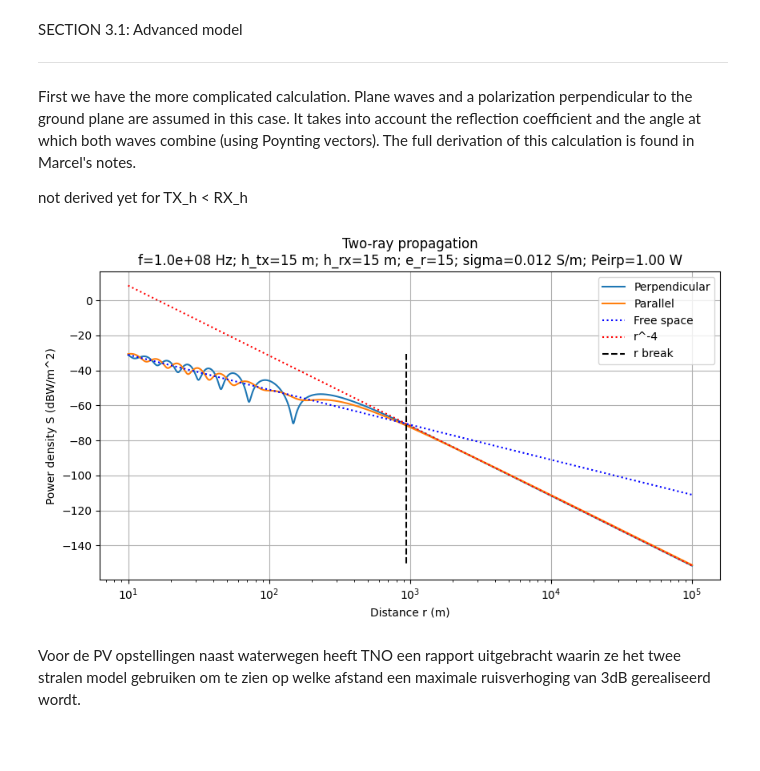
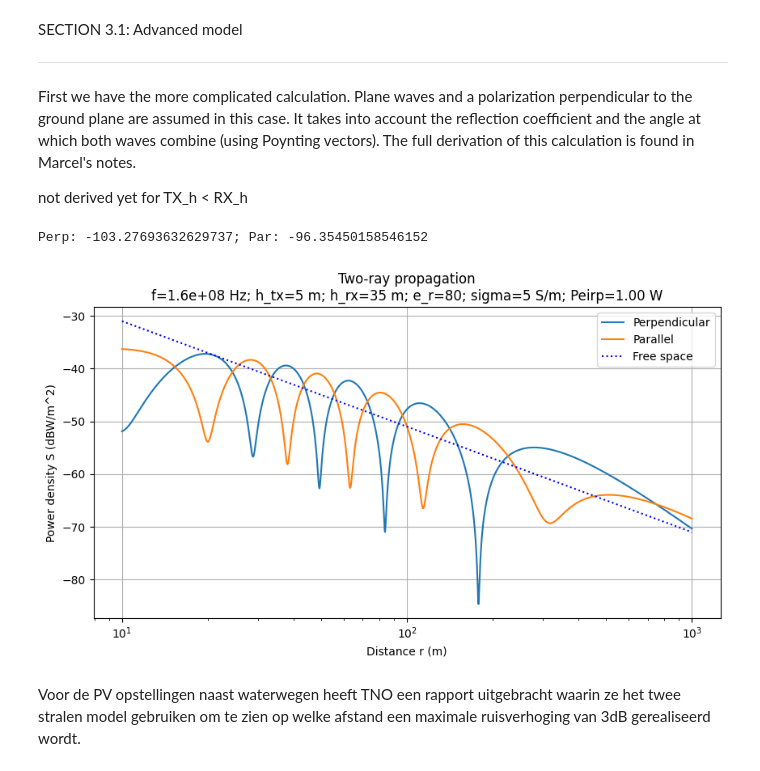
Before and after one commit to ramlec1/Two_ray_propagation, a Jupyter notebook: Two_ray_propagation.ipynb, the cells around one changed output. Cells and saved outputs as stored; diff of their text form; code cells hidden in the pictures; blank space fills up the shorter version.

```diff
--- a/Two_ray_propagation.ipynb
+++ b/Two_ray_propagation.ipynb
@@ -35,13 +41,13 @@ Z0      = 376.730313412                   # [Ohm] impedence vaccum
 c       = 299792458                       # [m/s] speed of light
 
 # initial conditions SI units
-TX_h    = 15                             # [m] tranmitter height
-RX_h    = 15                              # [m] receiver height
-d_list  = np.geomspace(10, 100000, 2001)     # [m] horizontal seperation distance tx and rx
-f       = 100e6                       # [Hz] frequency
+TX_h    = 5                             # [m] tranmitter height
+RX_h    = 35                              # [m] receiver height
+d_list  = np.geomspace(10, 1000, 2001)     # [m] horizontal seperation distance tx and rx
+f       = 156e6                       # [Hz] frequency
 Peirp   = 1                            # [W] transmitter power EIRP
-e_r     = 15                              # [1] relative permittivity of medium
-sigma   = 12e-3                           # [S/m] ground conductivity
+e_r     = 80                              # [1] relative permittivity of medium
+sigma   = 5                           # [S/m] ground conductivity
 
 # derived variables
 lamda   = c / f                           # [m] wavelength
@@ -78,7 +84,7 @@ First we have the more complicated calculation. Plane waves and a polarization p
 
 not derived yet for TX_h < RX_h
 # %%
-def two_ray_advanced(TX_h, RX_h, d_list, f, Peirp, e_r, Z0, c):
+def two_ray_advanced(TX_h, RX_h, d_list, f, Peirp, e_r, Z0, sigma, c):
   lamda = c / f
 
   S_perp_list = [] # List containing the power densities at Rx
@@ -130,14 +136,22 @@ def two_ray_advanced(TX_h, RX_h, d_list, f, Peirp, e_r, Z0, c):
     H_ref_perp = np.cross(k_ref, E_ref_perp) / Z0
     H_ref_par = np.cross(k_ref, E_ref_par) / Z0
 
+    # Poynting vector calculation
     # magnitude of the Poynting vector calculation of the combined LOS and REF rays
     # Perpendicular
     S_perp = np.cross((E_los_perp + E_ref_perp), (H_los_perp + H_ref_perp))
-    S_perp_list.append(rat_to_db(np.linalg.norm(np.abs(S_perp))))
+    S_perp_list.append(rat_to_db(np.linalg.norm(S_perp)))
     # Parallel
     S_par = np.cross((E_los_par + E_ref_par), (H_los_par + H_ref_par))
-    S_par_list.append(rat_to_db(np.linalg.norm(np.abs(S_par))))
+    S_par_list.append(rat_to_db(np.linalg.norm(S_par)))
 
+    # # Time averaged Poynting vector calculation
+    # # Perpendicular
+    # S_perp = 0.5 * np.cross((E_los_perp + E_ref_perp), np.conj((H_los_perp + H_ref_perp)))
+    # S_perp_list.append(rat_to_db(np.linalg.norm(S_perp)))
+    # # Parallel
+    # S_par = 0.5 * np.cross((E_los_par + E_ref_par), np.conj((H_los_par + H_ref_par)))
+    # S_par_list.append(rat_to_db(np.linalg.norm(S_par)))
   return S_perp_list, S_par_list
 # %%
 # 1/d fitting function
@@ -145,39 +159,40 @@ def func(d, a, b):
   return rat_to_db(a/d**b)
 
 # calculate the power density at the receiver using the parameters from the input cell
-S_perp_list, S_par_list = two_ray_advanced(TX_h, RX_h, d_list, f, Peirp, e_r, Z0, c)
-
+S_perp_list, S_par_list = two_ray_advanced(TX_h, RX_h, d_list, f, Peirp, e_r, Z0, sigma, c)
+print(f"Perp: {two_ray_advanced(TX_h, RX_h, [6850], f, Peirp, e_r, Z0, sigma, c)[0][0]}; Par: {two_ray_advanced(TX_h, RX_h, [6850], f, Peirp, e_r, Z0, sigma, c)[1][0]}")
 
 # Plotting
 fig, ax = plt.subplots(figsize=(10,5))
 
 # Generate a plot with different e_r
 # for e_r in [2, 5, 10, 50, 81, 500]:
 #   S_perp_list, S_par_list = two_ray_advanced(TX_h, RX_h, d_list, f, Peirp, e_r, Z0)
 #   ax.plot(d_list, S_perp_list, label=f'e_r = {e_r}')
 
 
 ax.plot(d_list, S_perp_list, label='Perpendicular')
 ax.plot(d_list, S_par_list, label='Parallel')
 ax.plot(d_list, fspl(d_list, Peirp), 'b:', label='Free space')
-ax.plot(d_list, func(d_list, Peirp*r_break**2/(4*np.pi), 4), 'r:', label='r^-4') # hand picked fitting parameters
-ax.vlines(r_break, np.max(S_par_list), np.min(S_par_list), color='black', linestyles='dashed', label='r break')
-# ax.vlines(8000, np.max(S_par_list), np.min(S_par_list), color='green', linestyles='dashed', label='8 km')
+# ax.plot(d_list, func(d_list, Peirp*r_break**2/(4*np.pi), 4), 'r:', label='r^-4') # hand picked fitting parameters
+# ax.vlines(r_break, np.max(S_par_list), np.min(S_par_list), color='black', linestyles='dashed', label='r break')
+# ax.vlines(6850, np.max(S_par_list), np.min(S_par_list), color='green', linestyles='dashed', label='6850 m')
 # ax.set_yscale('log')
 ax.set_xscale('log')
 ax.set_ylabel('Power density S (dBW/m^2)')
 ax.set_xlabel('Distance r (m)')
 ax.set_title(f'Two-ray propagation\nf={f:.1e} Hz; h_tx={TX_h} m; h_rx={RX_h} m; e_r={e_r}; sigma={sigma} S/m; Peirp={Peirp:.2f} W')
 ax.legend()
 ax.grid()
 
 
 # download figs
 save_name = f"two_ray_prop_adv_h{TX_h}_f{f*1e-6:.3f}.png"
 plt.savefig(save_name)
 plt.show()
 # %% [output]
+Perp: -103.27693632629737; Par: -96.35450158546152
-[figure, old version]
+[figure, new version]
 # %% [markdown]
 Voor de PV opstellingen naast waterwegen heeft TNO een rapport uitgebracht waarin ze het twee stralen model gebruiken om te zien op welke afstand een maximale ruisverhoging van 3dB gerealiseerd wordt.
 # %% [markdown]
```
Also changed, not shown: parts of 5 cells of this notebook, 3 other files.
